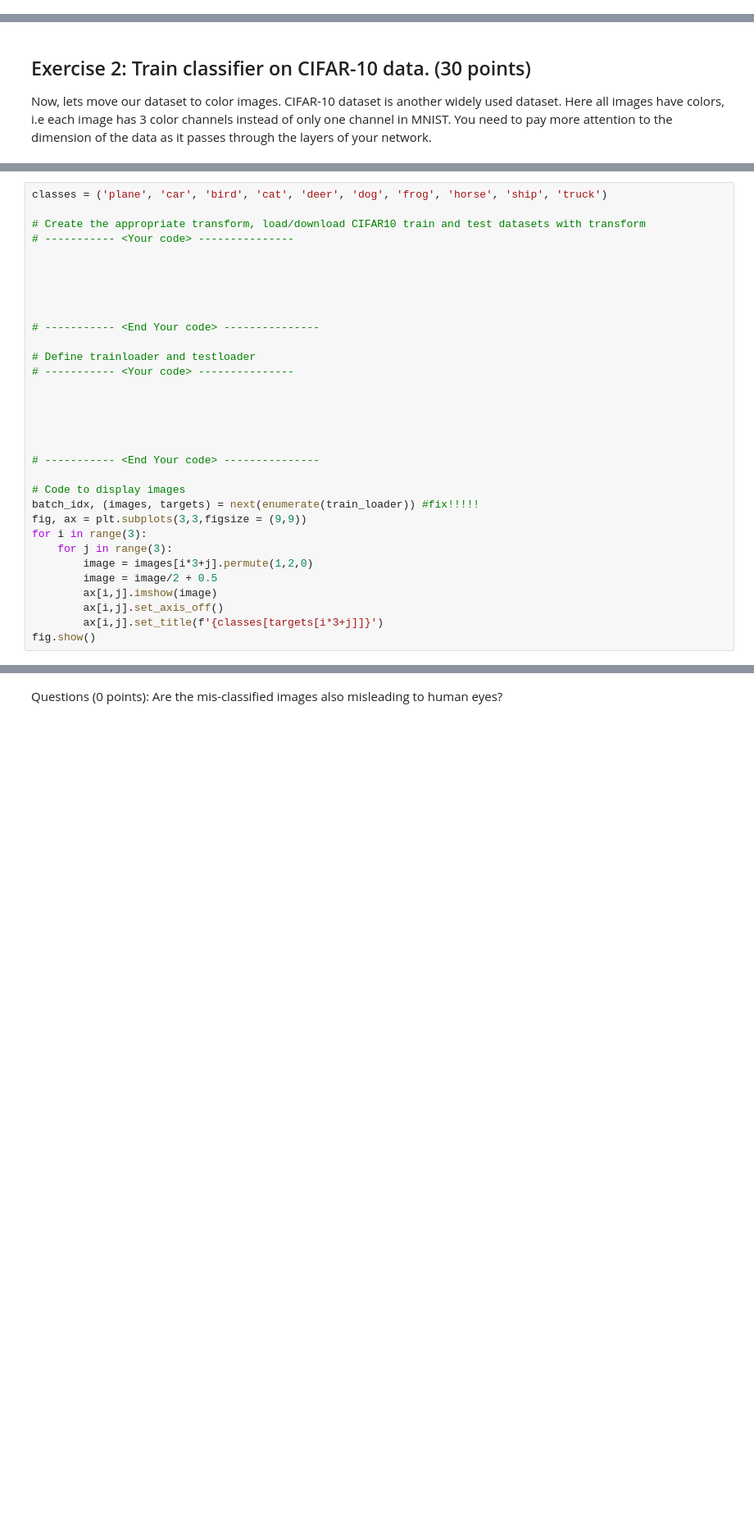
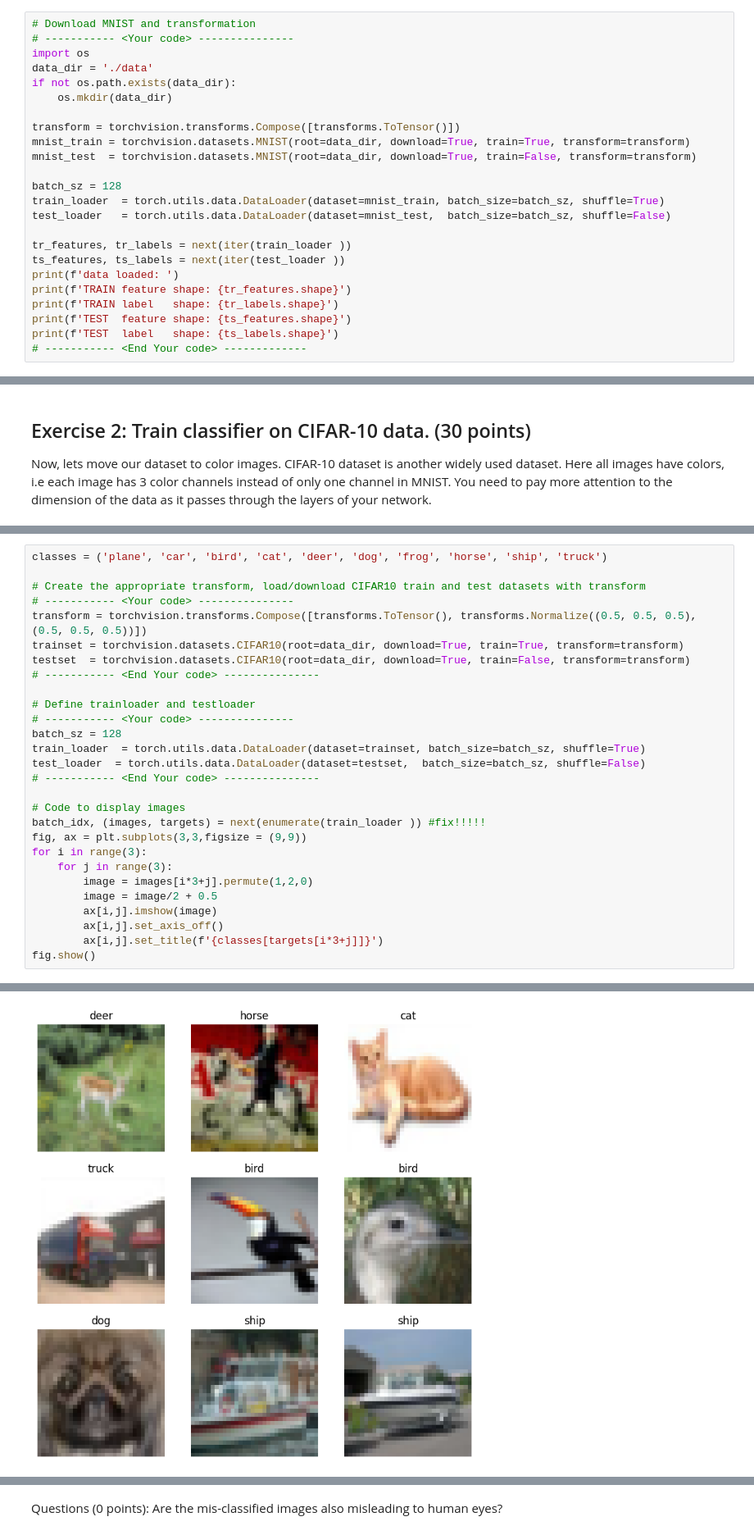
Before and after one commit to g-hurst/ECE570-AI, a Jupyter notebook: Assignment_03/Assignment_03_Exercise.ipynb, the cells around one changed output, grey strips where cells are left out. Shown at 82% size. Cells and saved outputs as stored; diff of their text form; blank space fills up the shorter version.

```diff
--- a/Assignment_03/Assignment_03_Exercise.ipynb
+++ b/Assignment_03/Assignment_03_Exercise.ipynb
@@ -175,0 +186,24 @@ def test(model: nn.Module,
+# %%
+# Download MNIST and transformation
+# ----------- <Your code> ---------------
+import os
+data_dir = './data'
+if not os.path.exists(data_dir):
+    os.mkdir(data_dir)
+
+transform = torchvision.transforms.Compose([transforms.ToTensor()])
+mnist_train = torchvision.datasets.MNIST(root=data_dir, download=True, train=True, transform=transform)
+mnist_test  = torchvision.datasets.MNIST(root=data_dir, download=True, train=False, transform=transform)
+
+batch_sz = 128
+train_loader  = torch.utils.data.DataLoader(dataset=mnist_train, batch_size=batch_sz, shuffle=True)
+test_loader   = torch.utils.data.DataLoader(dataset=mnist_test,  batch_size=batch_sz, shuffle=False)
+
+tr_features, tr_labels = next(iter(train_loader ))
+ts_features, ts_labels = next(iter(test_loader ))
+print(f'data loaded: ')
+print(f'TRAIN feature shape: {tr_features.shape}')
+print(f'TRAIN label   shape: {tr_labels.shape}')
+print(f'TEST  feature shape: {ts_features.shape}')
+print(f'TEST  label   shape: {ts_labels.shape}')
+# ----------- <End Your code> -------------
@@ -222,24 +359,20 @@ classes = ('plane', 'car', 'bird', 'cat', 'deer', 'dog', 'frog', 'horse', 'ship'
 
 # Create the appropriate transform, load/download CIFAR10 train and test datasets with transform
 # ----------- <Your code> ---------------
-
-
-
-
-
+transform = torchvision.transforms.Compose([transforms.ToTensor(), transforms.Normalize((0.5, 0.5, 0.5), (0.5, 0.5, 0.5))])
+trainset = torchvision.datasets.CIFAR10(root=data_dir, download=True, train=True, transform=transform)
+testset  = torchvision.datasets.CIFAR10(root=data_dir, download=True, train=False, transform=transform)
 # ----------- <End Your code> ---------------
 
 # Define trainloader and testloader
 # ----------- <Your code> ---------------
-
-
-
-
-
+batch_sz = 128
+train_loader  = torch.utils.data.DataLoader(dataset=trainset, batch_size=batch_sz, shuffle=True)
+test_loader  = torch.utils.data.DataLoader(dataset=testset,  batch_size=batch_sz, shuffle=False)
 # ----------- <End Your code> ---------------
 
 # Code to display images
-batch_idx, (images, targets) = next(enumerate(train_loader)) #fix!!!!!
+batch_idx, (images, targets) = next(enumerate(train_loader )) #fix!!!!!
 fig, ax = plt.subplots(3,3,figsize = (9,9))
 for i in range(3):
     for j in range(3):
@@ -249,3 +382,4 @@ for i in range(3):
         ax[i,j].set_axis_off()
         ax[i,j].set_title(f'{classes[targets[i*3+j]]}')
 fig.show()
+# %% [output]
@@ -252,3 +388,4 @@ fig.show()
+[figure, added]
 # %% [markdown]
 ### Task 2: Create CNN and train it
 Set up a convolutional neural network and have your data trained on it. You have to decide all the details in your network, overall your neural network should meet the following standards to receive full credit:
```
Also changed, not shown: parts of 24 cells of this notebook, 3 other files.
